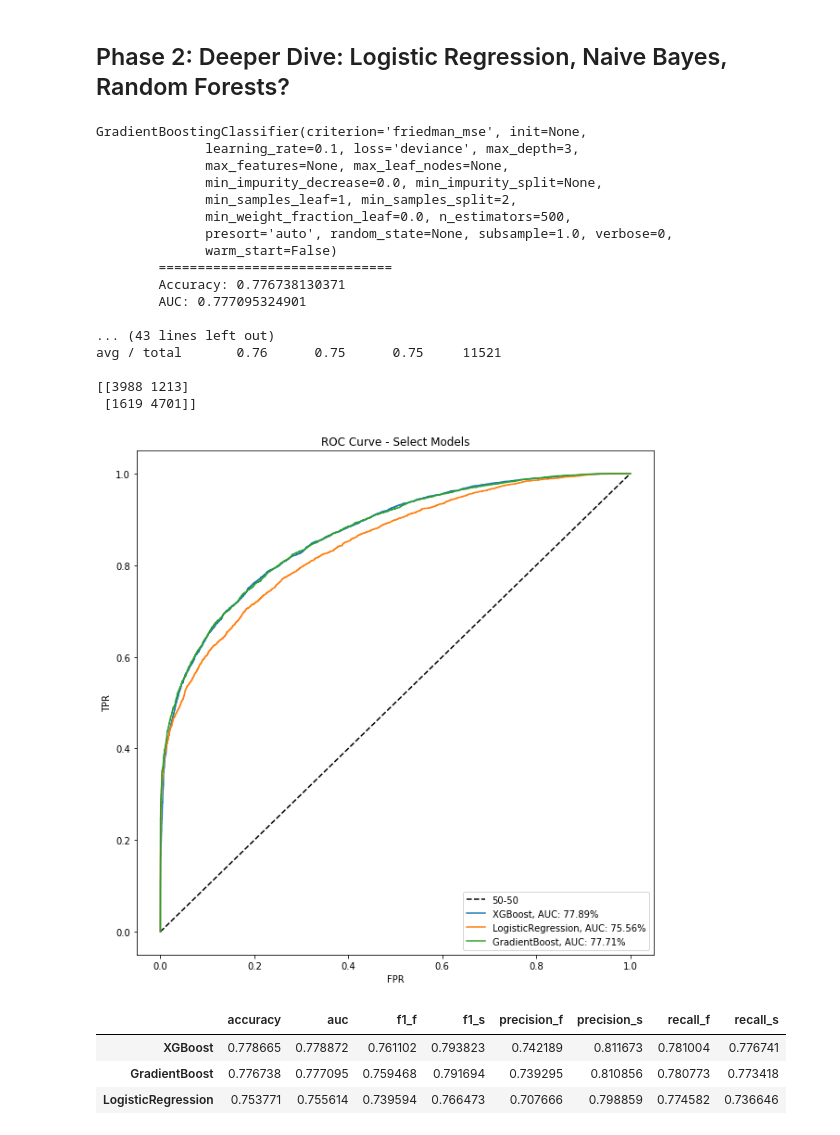
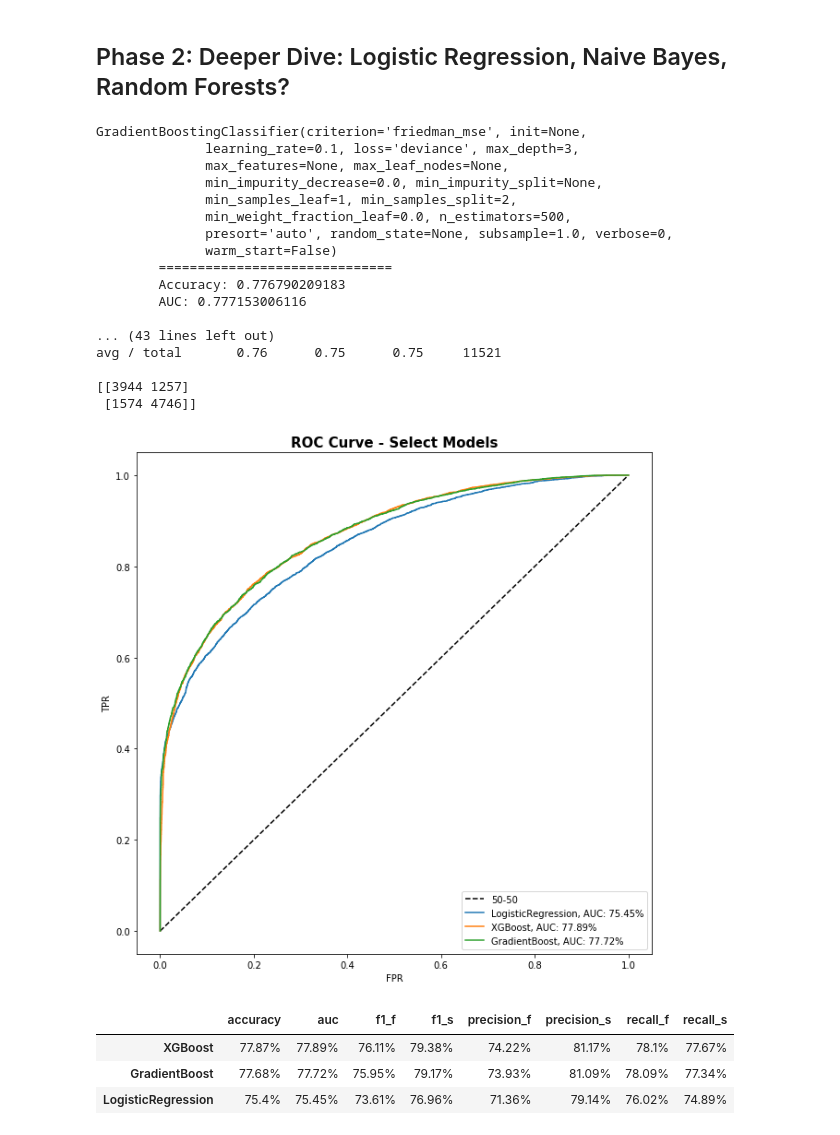
Before and after one commit to cipher813/McMahon_Metis, a Jupyter notebook: Project_3/3_Kickstarter_P2_DeeperDive_DS2.ipynb, the cells around one changed output. Saved outputs shown, nothing was run; the diff lists cells and outputs as text; code cells hidden in the pictures.

```diff
--- a/Project_3/3_Kickstarter_P2_DeeperDive_DS2.ipynb
+++ b/Project_3/3_Kickstarter_P2_DeeperDive_DS2.ipynb
@@ -307,7 +307,7 @@ model_list = [ # ['BernoulliNB', BernoulliNB(alpha=2.0)], # F1 0.60
                        scale_pos_weight=1, seed=0, silent=1, subsample=0.8)],
 #                 ['AdaBoost', AdaBoostClassifier(base_estimator=DecisionTreeClassifier())],
 #                 ['KNN', KNeighborsClassifier(38)], # best k from KNN model below; scale data
-                ['LogisticRegression', LogisticRegression(C=0.1, penalty='l1')]]
+                ['LogisticRegression', LogisticRegression(C=1000, penalty='l1')]]
 #                 ['LogisticRegressionCV', LogisticRegressionCV()]] # scale data; F1 0.62
 #                 ['SVM', SVC(probability=True)]] # scale data; F1 0.57
 
@@ -382,14 +382,14 @@ GradientBoostingClassifier(criterion='friedman_mse', init=None,
               presort='auto', random_state=None, subsample=1.0, verbose=0,
               warm_start=False)
         ==============================
-        Accuracy: 0.776738130371
-        AUC: 0.777095324901
+        Accuracy: 0.776790209183
+        AUC: 0.777153006116
 
 ... (43 lines left out)
 avg / total       0.76      0.75      0.75     11521
 
-[[3988 1213]
- [1619 4701]]
+[[3944 1257]
+ [1574 4746]]
 # %%
 # # Plot the ROC curve from the last K-Fold split
 # fig, ax = plt.subplots(figsize=(10, 10))
@@ -409,29 +409,30 @@ avg / total       0.76      0.75      0.75     11521
 # %%
 fig, ax = plt.subplots(figsize=(10, 10))
 # colors = ['b', 'g', 'r', 'c', 'm', 'y','k','orange','darkorchid','bisque']
 
 # Plot 50-50 Line
 ax.plot([0,1],[0,1], ls='--', color='k', label='50-50')
 # Plot Classifier ROC Curves
 for key, value in roc.items():
 #     print(value[1])
     label = '{}, AUC: {}%'.format(key, round(100*value[1],2))
     ax.plot(roc[key][0][0], roc[key][0][1], label=label)
 
 ax.set_xlabel('FPR')
 ax.set_ylabel('TPR')
-ax.set_title('ROC Curve - Select Models')
+ax.set_title('ROC Curve - Select Models',fontweight='bold',fontsize=15)
 ax.legend(loc='lower right')
 plt.savefig('charts/roc_ds2_p2.png')
 # %% [output]
-[figure, old version]
+[figure, new version]
 # %%
 rd = pd.DataFrame(results_dict).T
+rd = rd.apply(lambda x: round(100*x,2).astype(str) + "%")
 # rd['f1_success'] = rd['f1']
 rd = rd.sort_values(['auc'],ascending=[False])
 rd
 # %% [output]
 |  | accuracy | auc | f1_f | f1_s | precision_f | precision_s | recall_f | recall_s |
-| XGBoost | 0.778665 | 0.778872 | 0.761102 | 0.793823 | 0.742189 | 0.811673 | 0.781004 | 0.776741 |
-| GradientBoost | 0.776738 | 0.777095 | 0.759468 | 0.791694 | 0.739295 | 0.810856 | 0.780773 | 0.773418 |
-| LogisticRegression | 0.753771 | 0.755614 | 0.739594 | 0.766473 | 0.707666 | 0.798859 | 0.774582 | 0.736646 |
+| XGBoost | 77.87% | 77.89% | 76.11% | 79.38% | 74.22% | 81.17% | 78.1% | 77.67% |
+| GradientBoost | 77.68% | 77.72% | 75.95% | 79.17% | 73.93% | 81.09% | 78.09% | 77.34% |
+| LogisticRegression | 75.4% | 75.45% | 73.61% | 76.96% | 71.36% | 79.14% | 76.02% | 74.89% |
```
Also changed, not shown: parts of 9 cells of this notebook, 15 other files.
